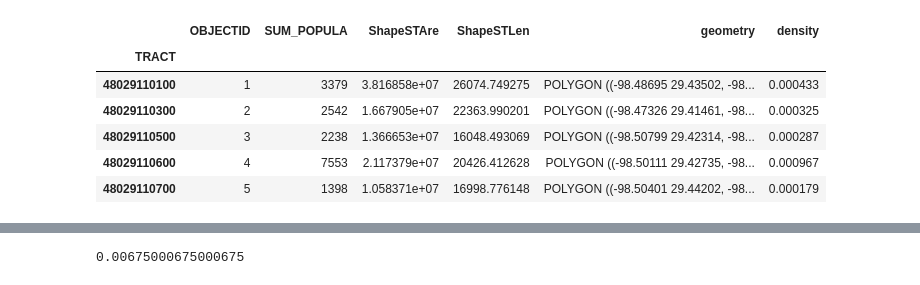
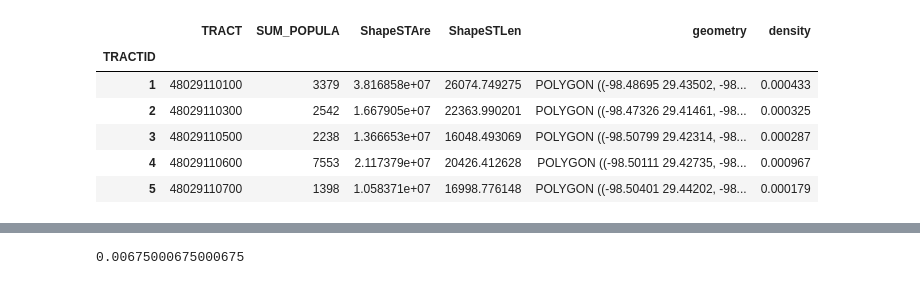
Before and after one commit to get-on-the-bus/via-project, a Jupyter notebook: kevin/geocoding_stops_and_blocks.ipynb, the cells around one changed output, grey strips where cells are left out. Cells and saved outputs as stored; diff of their text form; code cells hidden in the pictures.

```diff
--- a/kevin/geocoding_stops_and_blocks.ipynb
+++ b/kevin/geocoding_stops_and_blocks.ipynb
@@ -21,6 +33,22 @@ files = {
     'tracts' : '../resource_files/bexar_county/Bexar_County_Census_Tracts-shp/Bexar_County_Census_Tracts.shp',
     'block_groups' : '../resource_files/bexar_county/Bexar_County_Census_Block_Groups-shp/Bexar_County_Census_Block_Groups.shp',
     'blocks' : '../resource_files/bexar_county/Bexar_County_Census_Blocks-shp/Bexar_County_Census_Blocks.shp',
-    'stops_201909' :  '../resource_files/via_201909/stops.txt',
-    'stops_202004' :  '../resource_files/via_202004/stops.csv',
+    'adherence_2020' : '../resource_files/Adherence_2020.csv',
+    'bus_otp_2020' : '../resource_files/BusOnTimePerformance_2020.csv.csv',
+    'bus_fare_box_2020' : '../resource_files/BusFareBoxActivity_2020.csv.csv',
+    'message_logs_2020' : '../resource_files/Logged_Messages.csv',
+    'service_miles_2020' : '../resource_files/TotalServiceMiles_2020.csv',
+    'stops_addr_2020' : '../resource_files/Stops_LatLong_GeocodeData_2020.csv',
+    'stops_201909' : '../resource_files/via_201909/stops.txt',
+    'stops_202004' : '../resource_files/via_202004/stops.csv',
+    'trips_201909' : '../resource_files/via_201909/trips.txt',
+    'trips_202004' : '../resource_files/via_202004/trips.csv',
+    'routes_201909' : '../resource_files/via_201909/routes.txt',
+    'routes_202004' : '../resource_files/via_202004/routes.csv',
+    'stop_times_201909' : '../resource_files/via_201909/stop_times.txt',
+    'stop_times_202004' : '../resource_files/via_202004/stop_times.csv',
+    'transfers_201909' : '../resource_files/via_201909/transfers.txt',
+    'transfers_202004' : '../resource_files/via_202004/transfers.csv',
+    'shapes_201909' : '../resource_files/via_201909/shapes.txt',
+    'shapes_202004' : '../resource_files/via_202004/shapes.csv',
 }
@@ -27,13 +61,15 @@ files = {
 # %%
-gdf_tracts = gpd.read_file(files['tracts']).set_index('TRACT')
+gdf_tracts = gpd.read_file(files['tracts']).set_index('OBJECTID')
+gdf_tracts.index.name = 'TRACTID'
 gdf_tracts['density']=gdf_tracts.SUM_POPULA / gdf_tracts.ShapeSTAre.min()
 gdf_tracts = gdf_tracts.to_crs('epsg:4326')
+gdf_tracts = gdf_tracts.astype({'TRACT':'string'})
 gdf_tracts.head()
 # %% [output]
-|  | OBJECTID | SUM_POPULA | ShapeSTAre | ShapeSTLen | geometry | density |
-| TRACT |  |  |  |  |  |  |
-| 48029110100 | 1 | 3379 | 3.816858e+07 | 26074.749275 | POLYGON ((-98.48695 29.43502, -98... | 0.000433 |
-| 48029110300 | 2 | 2542 | 1.667905e+07 | 22363.990201 | POLYGON ((-98.47326 29.41461, -98... | 0.000325 |
-| 48029110500 | 3 | 2238 | 1.366653e+07 | 16048.493069 | POLYGON ((-98.50799 29.42314, -98... | 0.000287 |
-| 48029110600 | 4 | 7553 | 2.117379e+07 | 20426.412628 | POLYGON ((-98.50111 29.42735, -98... | 0.000967 |
-| 48029110700 | 5 | 1398 | 1.058371e+07 | 16998.776148 | POLYGON ((-98.50401 29.44202, -98... | 0.000179 |
+|  | TRACT | SUM_POPULA | ShapeSTAre | ShapeSTLen | geometry | density |
+| TRACTID |  |  |  |  |  |  |
+| 1 | 48029110100 | 3379 | 3.816858e+07 | 26074.749275 | POLYGON ((-98.48695 29.43502, -98... | 0.000433 |
+| 2 | 48029110300 | 2542 | 1.667905e+07 | 22363.990201 | POLYGON ((-98.47326 29.41461, -98... | 0.000325 |
+| 3 | 48029110500 | 2238 | 1.366653e+07 | 16048.493069 | POLYGON ((-98.50799 29.42314, -98... | 0.000287 |
+| 4 | 48029110600 | 7553 | 2.117379e+07 | 20426.412628 | POLYGON ((-98.50111 29.42735, -98... | 0.000967 |
+| 5 | 48029110700 | 1398 | 1.058371e+07 | 16998.776148 | POLYGON ((-98.50401 29.44202, -98... | 0.000179 |
```
Also changed, not shown: parts of 60 cells of this notebook.
